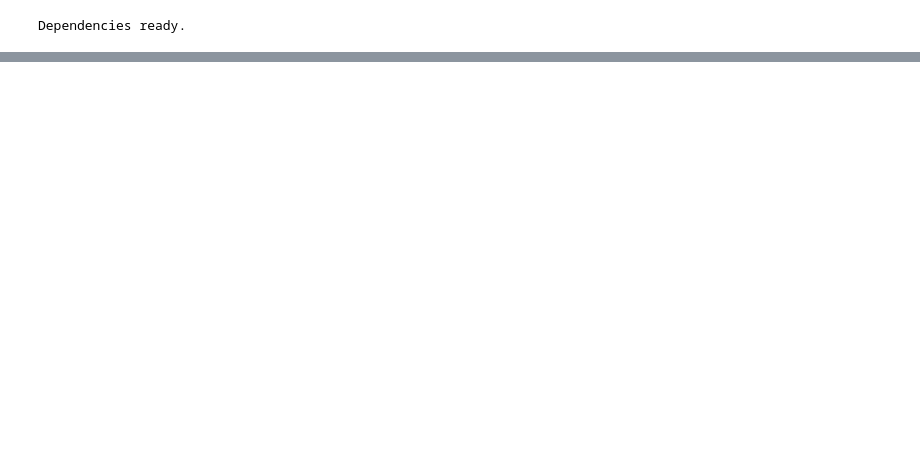
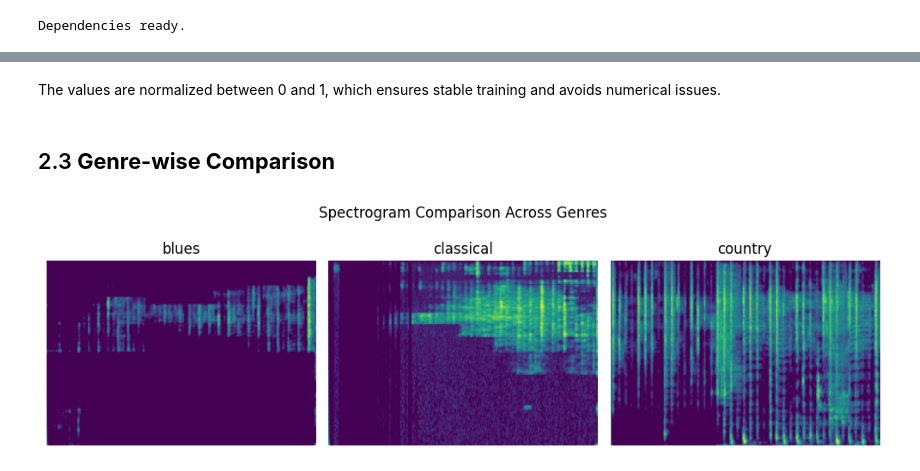
Before and after one commit to 23f2004377/dl-23f2004377-notebook-t12026, a Jupyter notebook: notebooks/final_notebook.ipynb, the cells around one changed output, grey strips where cells are left out. Saved outputs shown, nothing was run; the diff lists cells and outputs as text; code cells hidden in the pictures; blank space fills up the shorter version.

```diff
--- a/notebooks/final_notebook.ipynb
+++ b/notebooks/final_notebook.ipynb
@@ -460,0 +180,19 @@ Samples per genre: [2700 2700 2700 2700 2700 2700 2700 2700 2700 2700]
+# %% [markdown]
+The values are normalized between 0 and 1, which ensures stable training and avoids numerical issues.
+# %% [markdown]
+## 2.3 **Genre-wise Comparison**
+# %%
+plt.figure(figsize=(10,3))
+
+for i in range(3):
+    idx = np.where(y == i)[0][0]  # pick one sample per genre
+    plt.subplot(1,3,i+1)
+    plt.imshow(X[idx], aspect='auto', origin='lower')
+    plt.title(GENRES[i])
+    plt.axis('off')
+
+plt.suptitle("Spectrogram Comparison Across Genres")
+plt.tight_layout()
+plt.show()
+# %% [output]
+[figure, added]
```
Also changed, not shown: parts of 62 cells of this notebook.
